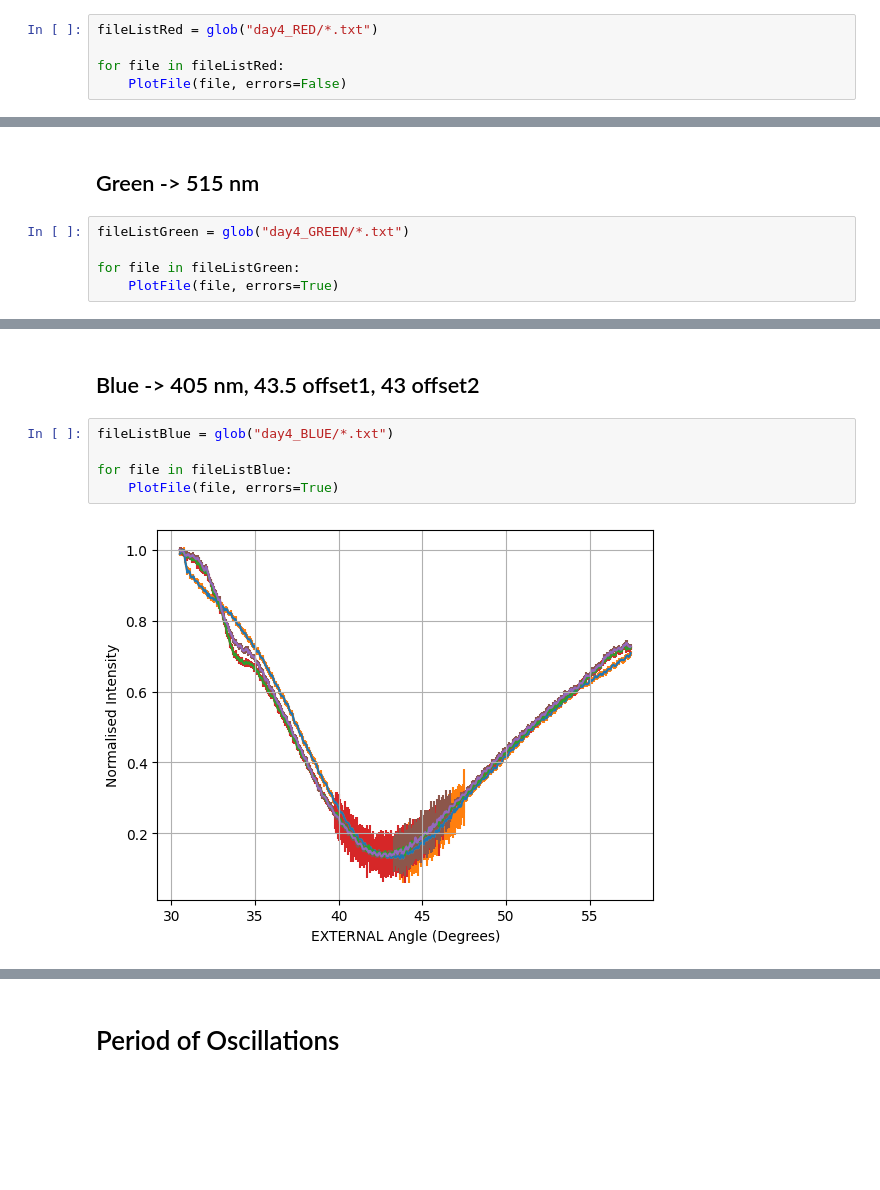
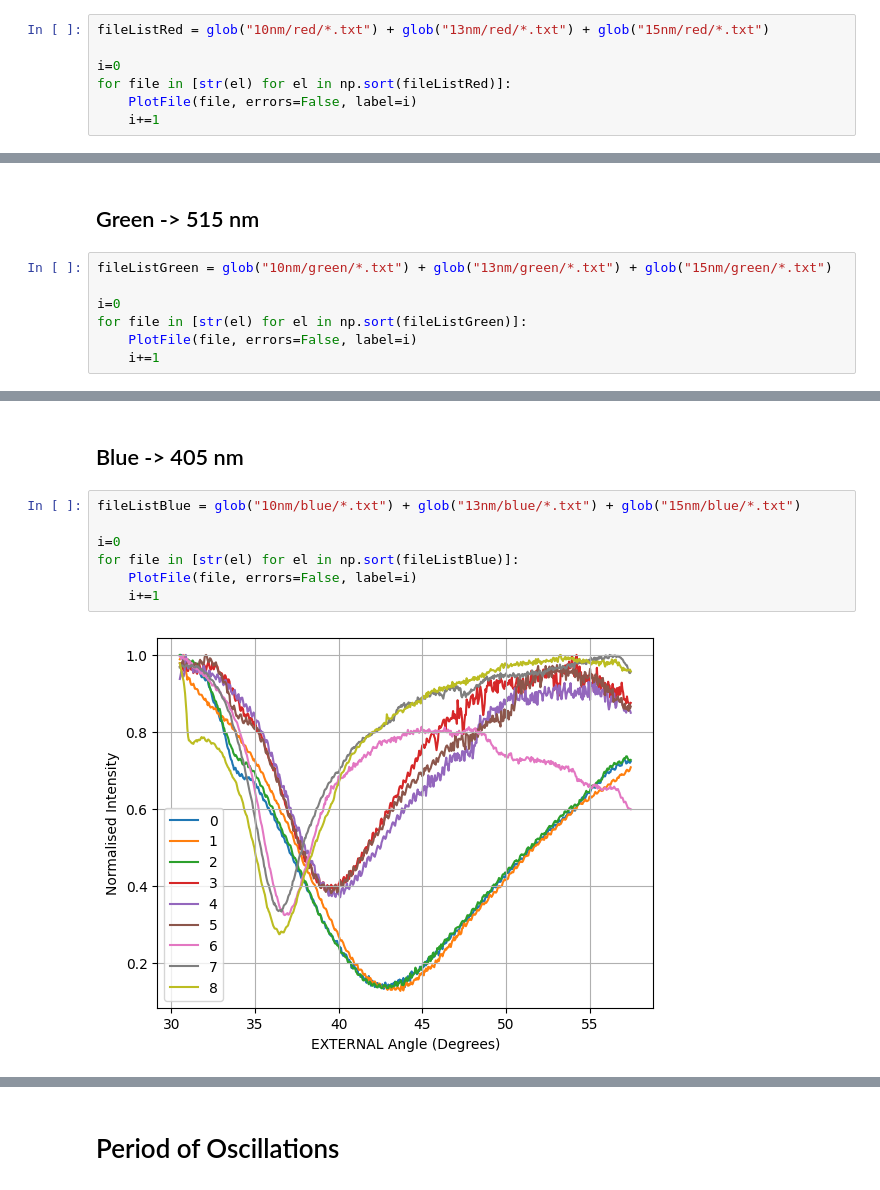
Before and after one commit to daraghhollman/UCD_PASS_Labs, a Jupyter notebook: Surface_Plasmons/Python/surfacePlasmonsAnalysis.ipynb, the cells around one changed output, grey strips where cells are left out. Drawn from its saved outputs; the diff is of its cells as text; blank space fills up the shorter version.

```diff
--- a/Surface_Plasmons/Python/surfacePlasmonsAnalysis.ipynb
+++ b/Surface_Plasmons/Python/surfacePlasmonsAnalysis.ipynb
@@ -145,8 +139,10 @@ def PlotAverageFiles(pathList, angleMode="external", offset=0, normalise=True, e
 # %% [markdown]
 ## Red -> 633 nm
 # %%
-fileListRed = glob("day4_RED/*.txt")
+fileListRed = glob("10nm/red/*.txt") + glob("13nm/red/*.txt") + glob("15nm/red/*.txt")
 
-for file in fileListRed:
-    PlotFile(file, errors=False)
+i=0
+for file in [str(el) for el in np.sort(fileListRed)]:
+    PlotFile(file, errors=False, label=i)
+    i+=1
 # %% [output]
@@ -159,8 +156,10 @@ PlotFile("13nm/red/red01.txt",offset=30.15)
 # %% [markdown]
 ## Green -> 515 nm
 # %%
-fileListGreen = glob("day4_GREEN/*.txt")
+fileListGreen = glob("10nm/green/*.txt") + glob("13nm/green/*.txt") + glob("15nm/green/*.txt")
 
-for file in fileListGreen:
-    PlotFile(file, errors=True)
+i=0
+for file in [str(el) for el in np.sort(fileListGreen)]:
+    PlotFile(file, errors=False, label=i)
+    i+=1
 # %% [output]
@@ -173,9 +173,11 @@ PlotFile("13nm/green/green01.txt", offset=30.15)
 # %% [markdown]
-## Blue -> 405 nm, 43.5 offset1, 43 offset2
+## Blue -> 405 nm
 # %%
-fileListBlue = glob("day4_BLUE/*.txt")
+fileListBlue = glob("10nm/blue/*.txt") + glob("13nm/blue/*.txt") + glob("15nm/blue/*.txt")
 
-for file in fileListBlue:
-    PlotFile(file, errors=True)
+i=0
+for file in [str(el) for el in np.sort(fileListBlue)]:
+    PlotFile(file, errors=False, label=i)
+    i+=1
 # %% [output]
-[figure, old version]
+[figure, new version]
```
Also changed, not shown: parts of 11 cells of this notebook, 11 other files.
